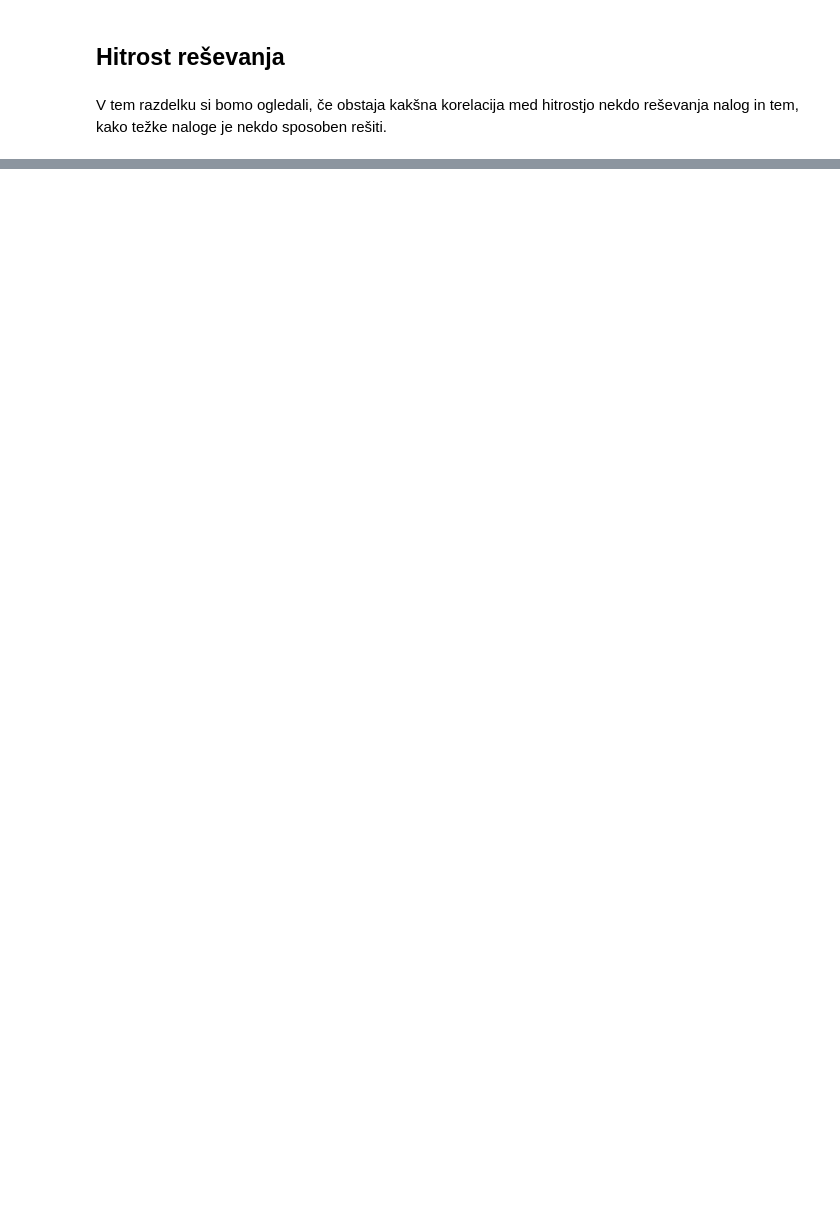
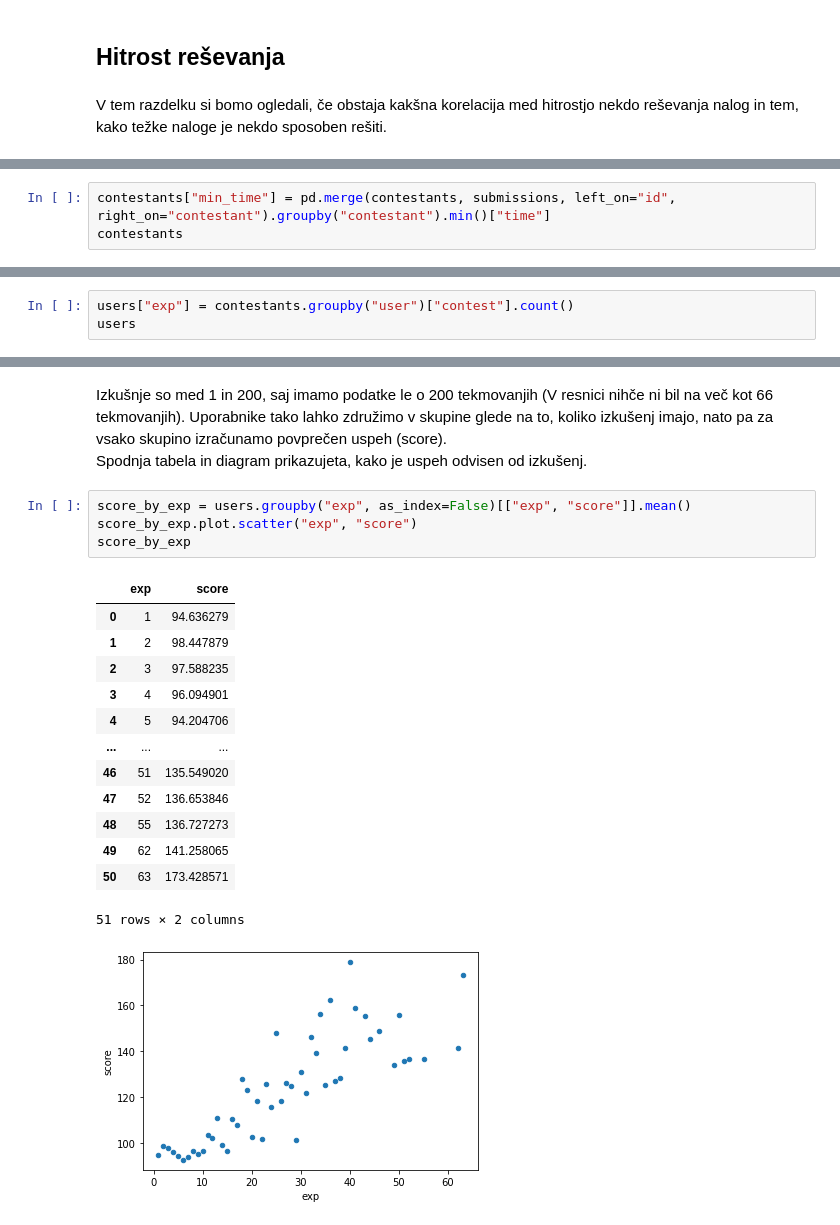
Before and after one commit to MatevzMiscic/AnalizaPodatkov, a Jupyter notebook: analiza2.ipynb, the cells around one changed output, grey strips where cells are left out. Drawn from its saved outputs; the diff is of its cells as text; blank space fills up the shorter version.

```diff
--- a/analiza2.ipynb
+++ b/analiza2.ipynb
@@ -256,0 +296,3 @@ V tem razdelku si bomo ogledali, če obstaja kakšna korelacija med hitrostjo ne
+# %%
+contestants["min_time"] = pd.merge(contestants, submissions, left_on="id", right_on="contestant").groupby("contestant").min()["time"]
+contestants
@@ -256,0 +380,3 @@ V tem razdelku si bomo ogledali, če obstaja kakšna korelacija med hitrostjo ne
+# %%
+users["exp"] = contestants.groupby("user")["contest"].count()
+users
@@ -256,0 +398,22 @@ V tem razdelku si bomo ogledali, če obstaja kakšna korelacija med hitrostjo ne
+# %% [markdown]
+Izkušnje so med 1 in 200, saj imamo podatke le o 200 tekmovanjih (V resnici nihče ni bil na več kot 66 tekmovanjih). Uporabnike tako lahko združimo v skupine glede na to, koliko izkušenj imajo, nato pa za vsako skupino izračunamo povprečen uspeh (score).
+Spodnja tabela in diagram prikazujeta, kako je uspeh odvisen od izkušenj.
+# %%
+score_by_exp = users.groupby("exp", as_index=False)[["exp", "score"]].mean()
+score_by_exp.plot.scatter("exp", "score")
+score_by_exp
+# %% [output]
+|  | exp | score |
+| 0 | 1 | 94.636279 |
+| 1 | 2 | 98.447879 |
+| 2 | 3 | 97.588235 |
+| 3 | 4 | 96.094901 |
+| 4 | 5 | 94.204706 |
+| ... | ... | ... |
+| 46 | 51 | 135.549020 |
+| 47 | 52 | 136.653846 |
+| 48 | 55 | 136.727273 |
+| 49 | 62 | 141.258065 |
+| 50 | 63 | 173.428571 |
+51 rows × 2 columns
+[figure, added]
```
Also changed, not shown: parts of 46 cells of this notebook.
